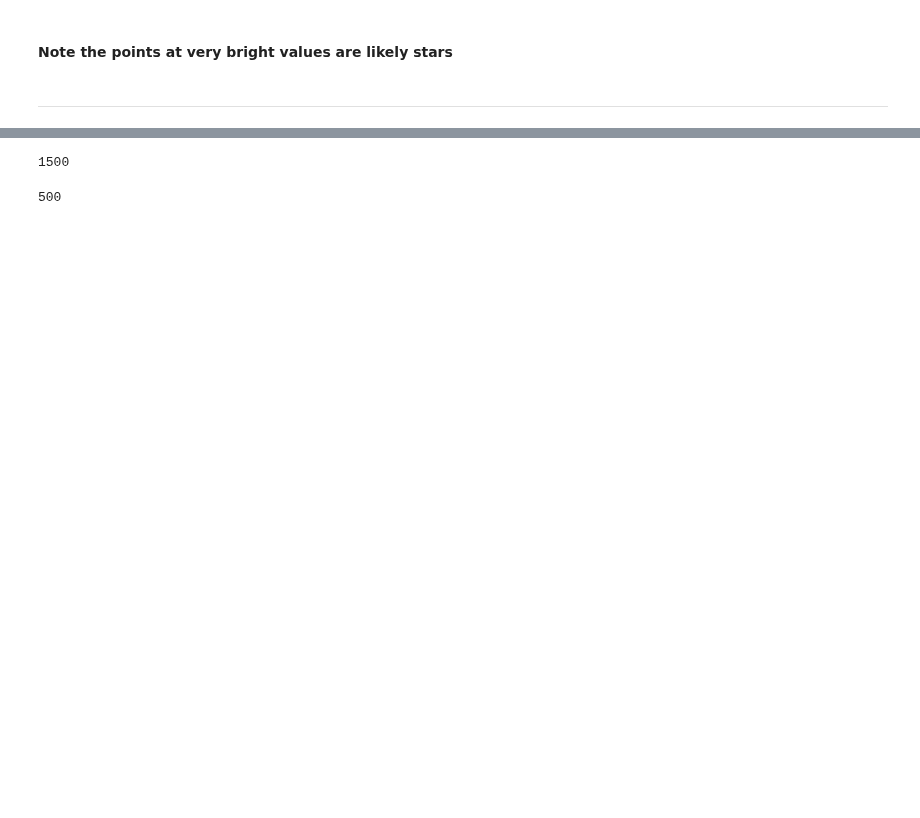
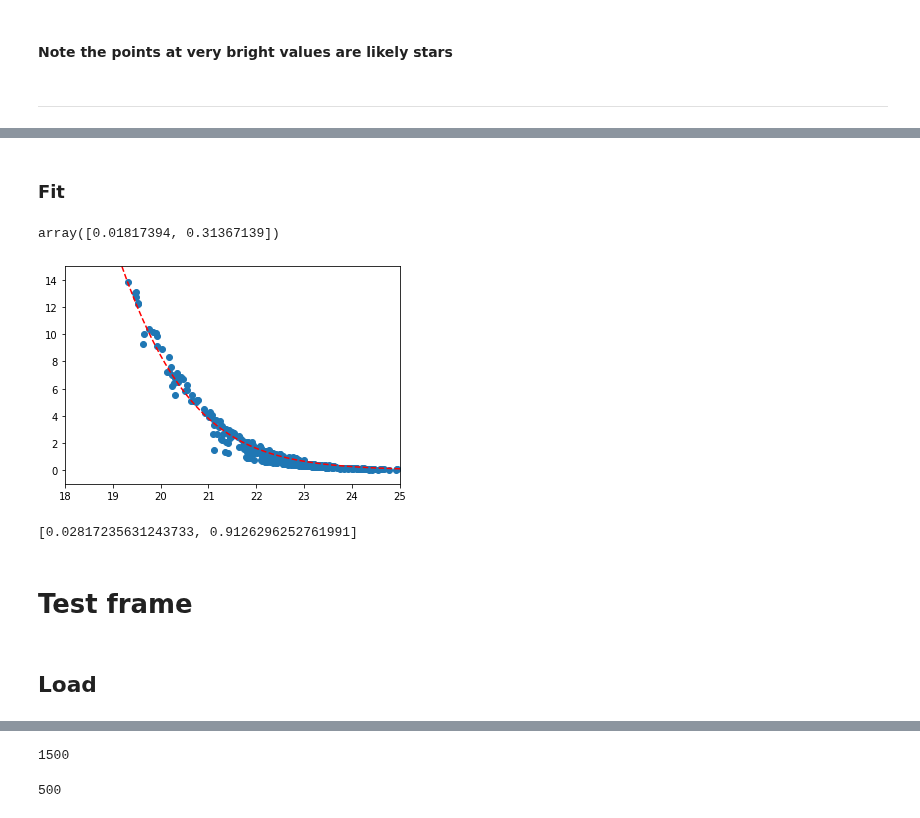
Before and after one commit to desihub/desispec, a Jupyter notebook: doc/nb/QA_S2N_Develop.ipynb, the cells around one changed output, grey strips where cells are left out. Saved outputs shown, nothing was run; the diff lists cells and outputs as text; code cells hidden in the pictures; blank space fills up the shorter version.

```diff
--- a/doc/nb/QA_S2N_Develop.ipynb
+++ b/doc/nb/QA_S2N_Develop.ipynb
@@ -166,0 +174,3 @@ plt.show()
+# %%
+def fit_astro(flux, A, B):
+    return flux*A/np.sqrt(A*flux + B)
@@ -166,0 +179,12 @@ plt.show()
+# %%
+snr_norm = np.array(s2n_dict['MEDIAN_SNR'])[gd_mag] / exptime**(1/2)
+# %% [markdown]
+### Fit
+# %%
+flux = 10**(-0.4*(mags[gd_mag]-22.5))
+# %%
+popt, pcov = optimize.curve_fit(fit_astro, flux, snr_norm, p0=(0.02, 1.))
+# %%
+popt
+# %% [output]
+array([0.01817394, 0.31367139])
@@ -166,0 +193,25 @@ plt.show()
+# %%
+plt.clf()
+ax=plt.gca()
+#
+ax.scatter(mags[gd_mag], np.array(s2n_dict['MEDIAN_SNR'])[gd_mag])
+# Fit
+xmag = np.linspace(17., 26., 100)
+xval=10**(-0.4*(xmag-22.5))
+yval = fit_astro(xval, *popt) * exptime**(1/2)
+ax.plot(xmag, yval, '--r')
+#
+ax.set_xlim(18., 25.)
+ax.set_ylim(-1., 15.)
+#
+plt.show()
+# %% [output]
+[figure, added]
+# %%
+coeff
+# %% [output]
+[0.02817235631243733, 0.9126296252761991]
+# %% [markdown]
+# Test frame
+# %% [markdown]
+## Load
```
Also changed, not shown: parts of 22 cells of this notebook, 2 other files.
